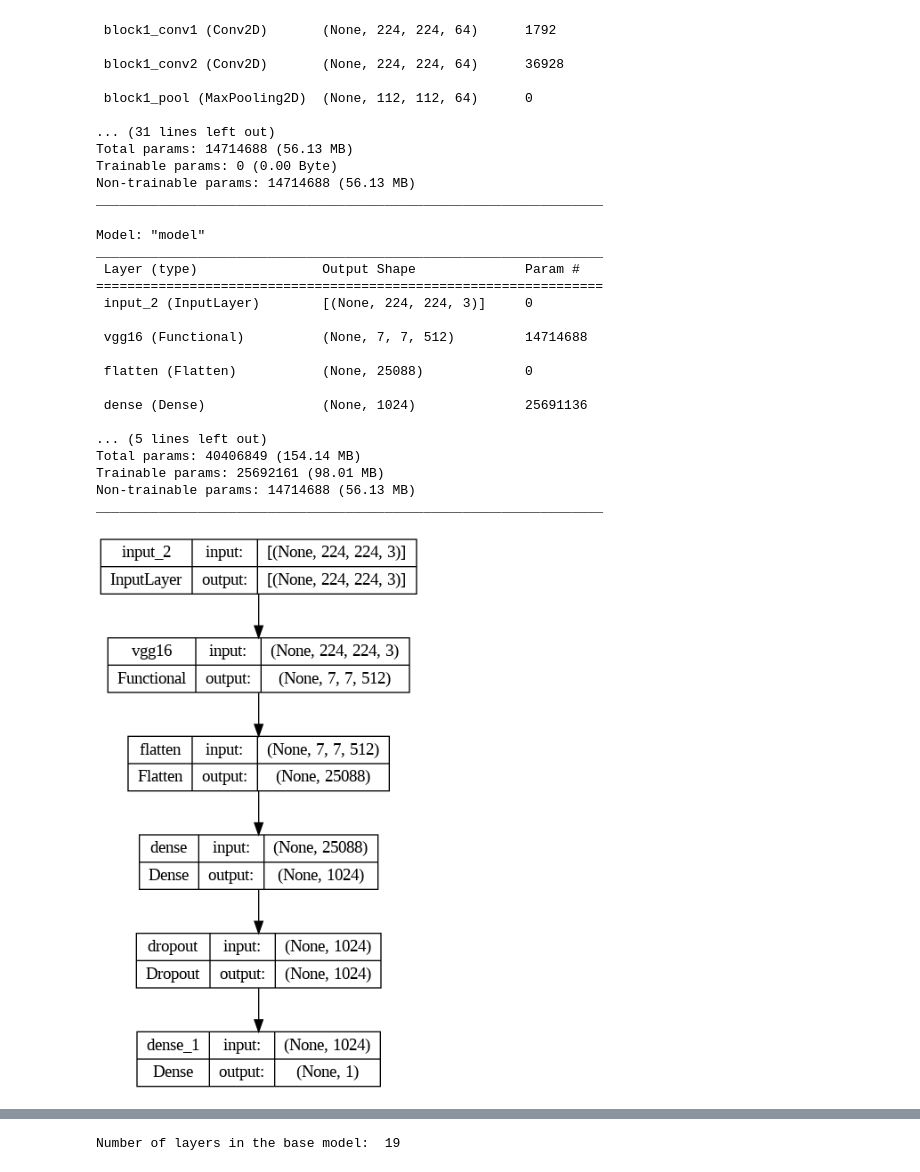
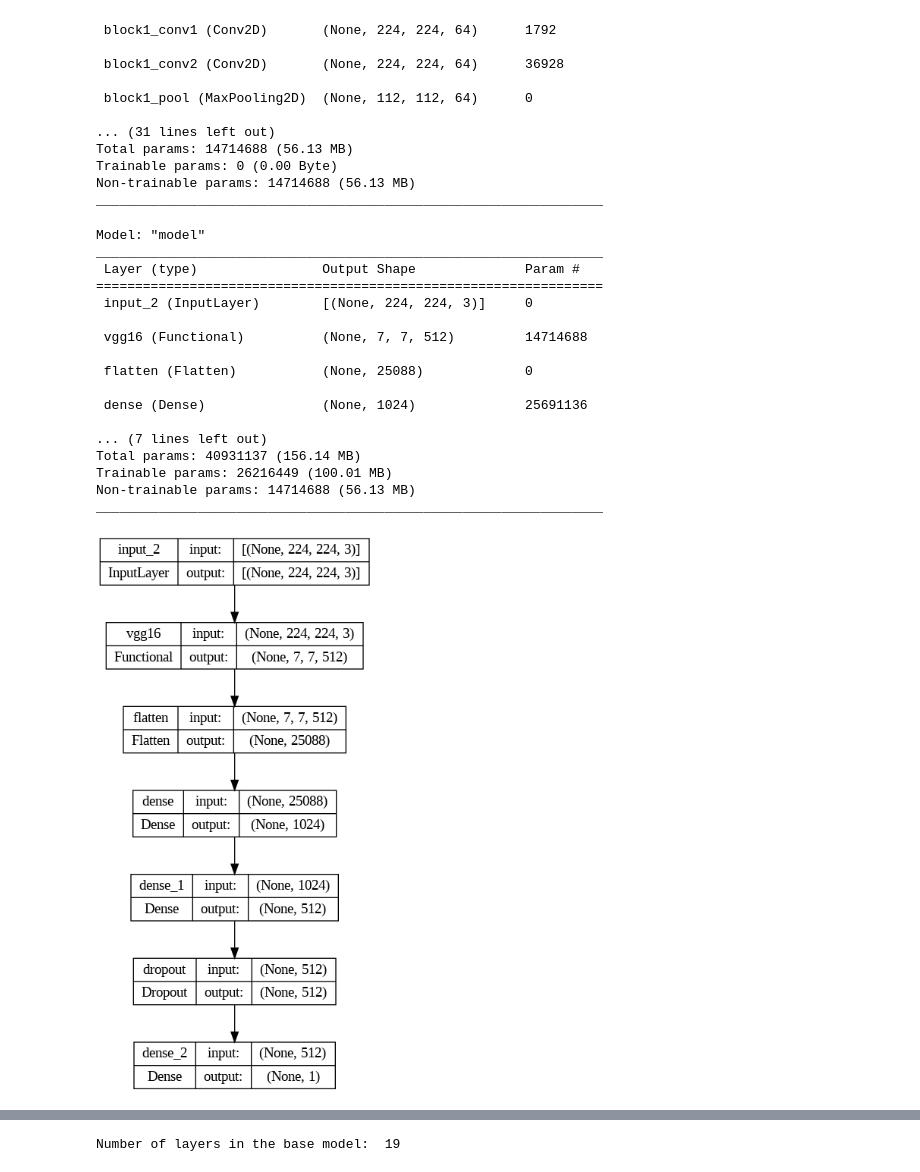
Before and after one commit to nikogarro/Deep-Learning, a Jupyter notebook: tf_image_class_pretrained_models_malaria.ipynb, the cells around one changed output, grey strips where cells are left out. Saved outputs shown, nothing was run; the diff lists cells and outputs as text; code cells hidden in the pictures.

```diff
--- a/tf_image_class_pretrained_models_malaria.ipynb
+++ b/tf_image_class_pretrained_models_malaria.ipynb
@@ -157,11 +167,11 @@ preprocess_input = tf.keras.applications.vgg16.preprocess_input
 IMAGE_SIZE = (224, 224)
 # %%
 IMG_SHAPE = IMAGE_SIZE + (3,)
-base_model1 = VGG16(input_shape=IMG_SHAPE, include_top=False,
+base_model = VGG16(input_shape=IMG_SHAPE, include_top=False,
                                                weights='imagenet')
 # %% [output]
 Downloading data from https://storage.googleapis.com/tensorflow/keras-applications/vgg16/vgg16_weights_tf_dim_ordering_tf_kernels_notop.h5
 58889256/58889256 [==============================] - 0s 0us/step
 # %%
-base_model1.trainable = False
+base_model.trainable = False
 # %%
@@ -187,14 +197,15 @@ _________________________________________________________________
 # %%
 inputs = tf.keras.Input(shape=(224, 224, 3))
 #x = data_augmentation(inputs)
-x = base_model1(inputs, training=False)
+x = base_model(inputs, training=False)
 x = tf.keras.layers.Flatten()(x)
 x = Dense(1024, activation="relu")(x)
+x = Dense(512, activation="relu")(x)
 x = tf.keras.layers.Dropout(0.5)(x)
 outputs = Dense(1, activation='sigmoid')(x)
-model1 = tf.keras.Model(inputs, outputs)
+model = tf.keras.Model(inputs, outputs)
 # %%
-model1.summary()
+model.summary()
 # %% [output]
 Model: "model"
 _________________________________________________________________
@@ -208,15 +219,15 @@ _________________________________________________________________
 
  dense (Dense)               (None, 1024)              25691136
 
-... (5 lines left out)
-Total params: 40406849 (154.14 MB)
-Trainable params: 25692161 (98.01 MB)
+... (7 lines left out)
+Total params: 40931137 (156.14 MB)
+Trainable params: 26216449 (100.01 MB)
 Non-trainable params: 14714688 (56.13 MB)
 _________________________________________________________________
 # %%
-tf.keras.utils.plot_model(model1, show_shapes=True)
+tf.keras.utils.plot_model(model, show_shapes=True)
 # %% [output]
-[figure, old version]
+[figure, new version]
 # %%
 checkpoint_cb = tf.keras.callbacks.ModelCheckpoint("malaria_model.h5",
                                                     save_best_only=True)
```
Also changed, not shown: parts of 23 cells of this notebook.
